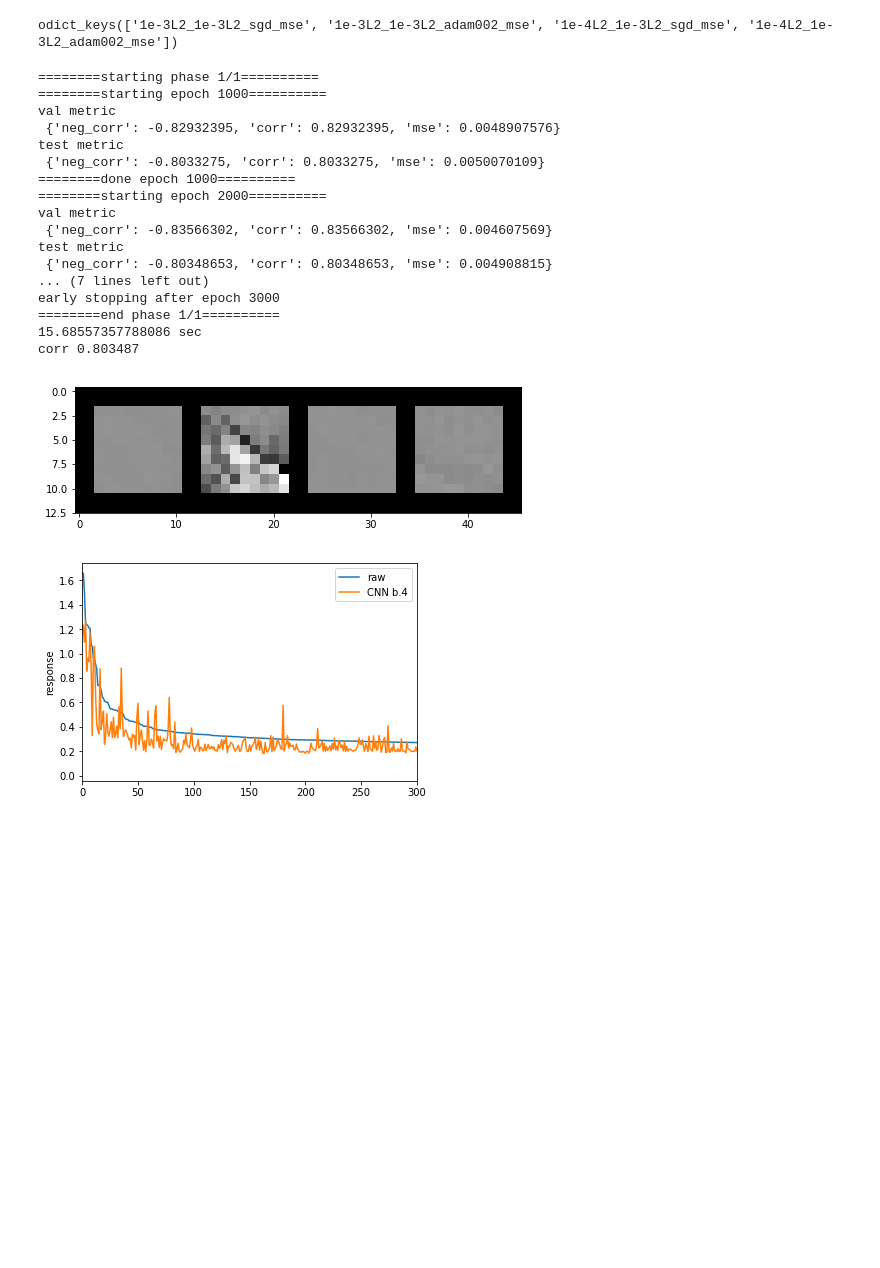
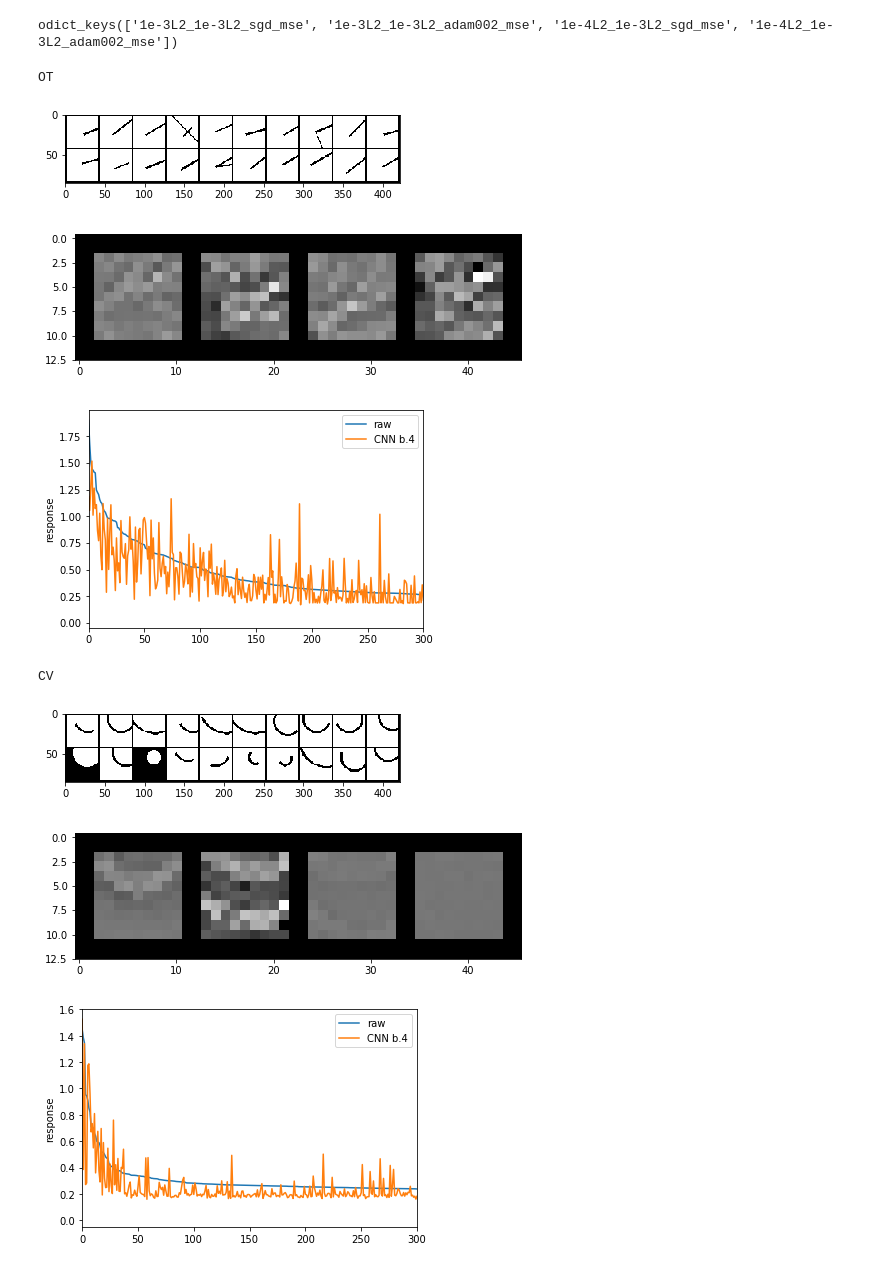
Before and after one commit to leelabcnbc/cnn-v1-jcns2018, a Jupyter notebook: fig7_cnn.ipynb, the cells around one changed output. Drawn from its saved outputs; the diff is of its cells as text; code cells hidden in the pictures; blank space fills up the shorter version.

Commit message:
update pretrained models

```diff
--- a/fig7_cnn.ipynb
+++ b/fig7_cnn.ipynb
@@ -154,25 +141,3 @@ def train_one_model(neuron_idx, opt_config_to_use = '1e-3L2_1e-3L2_sgd_mse',
     ax_this.set_ylabel('response')
 
     plt.show()
-# %%
-train_one_model(neuron_to_work_on)
-# %% [output]
-========starting phase 1/1==========
-========starting epoch 1000==========
-val metric
- {'neg_corr': -0.82932395, 'corr': 0.82932395, 'mse': 0.0048907576}
-test metric
- {'neg_corr': -0.8033275, 'corr': 0.8033275, 'mse': 0.0050070109}
-========done epoch 1000==========
-========starting epoch 2000==========
-val metric
- {'neg_corr': -0.83566302, 'corr': 0.83566302, 'mse': 0.004607569}
-test metric
- {'neg_corr': -0.80348653, 'corr': 0.80348653, 'mse': 0.004908815}
-... (7 lines left out)
-early stopping after epoch 3000
-========end phase 1/1==========
-15.68557357788086 sec
-corr 0.803487
-[figure, removed]
-[figure, removed]
@@ -178,0 +155,17 @@ corr 0.803487
+# %%
+# show all
+for class_name, class_demo_neuron_idx in cnn_training_map.items():
+    print(class_name)
+    show_top_stimuli(class_demo_neuron_idx)
+    train_one_model(class_demo_neuron_idx)
+    # 9 channel one (pre-trained models provided)
+#     train_one_model(class_demo_neuron_idx, num_channel=9)
+# %% [output]
+OT
+[figure, added]
+[figure, added]
+[figure, added]
+CV
+[figure, added]
+[figure, added]
+[figure, added]
```
Also changed, not shown: parts of 8 cells of this notebook, 10 other files.
